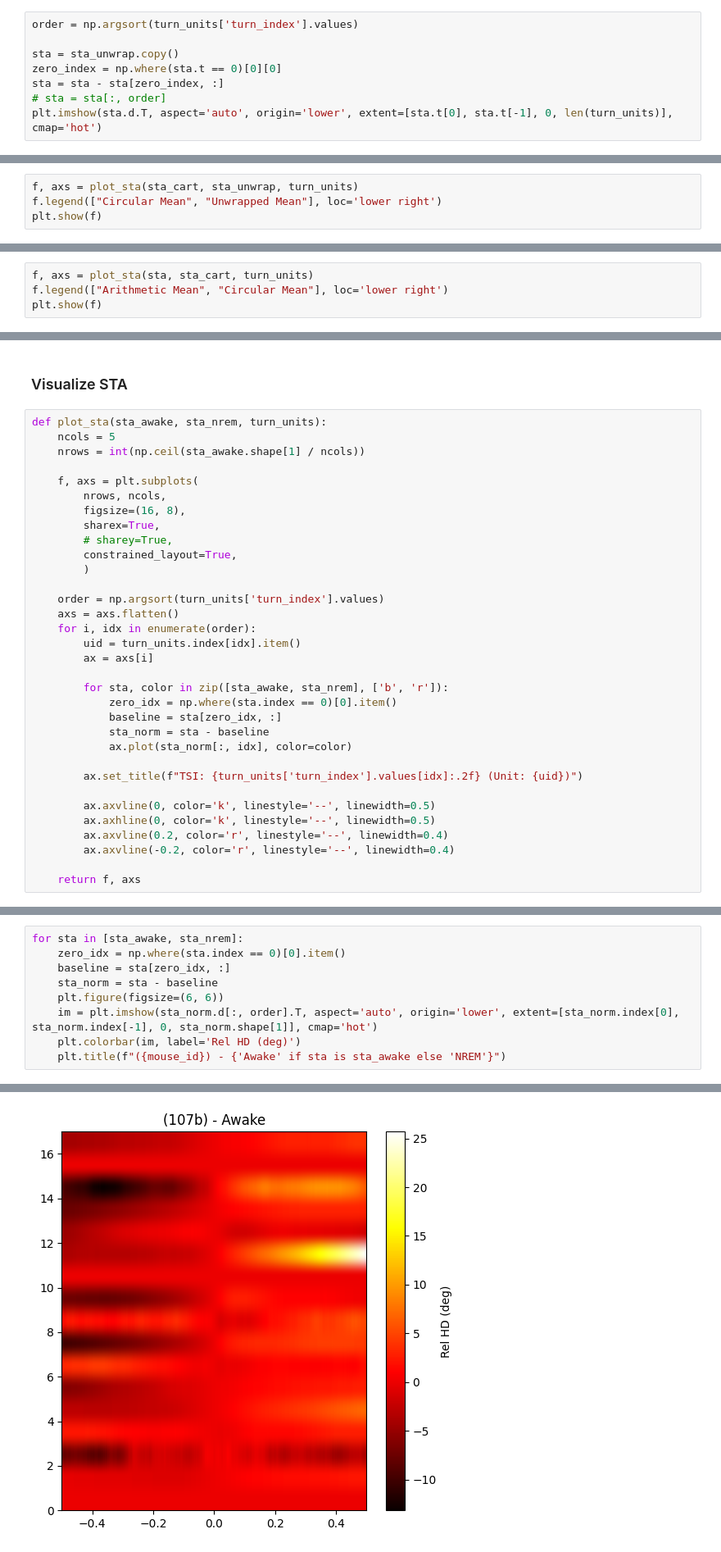
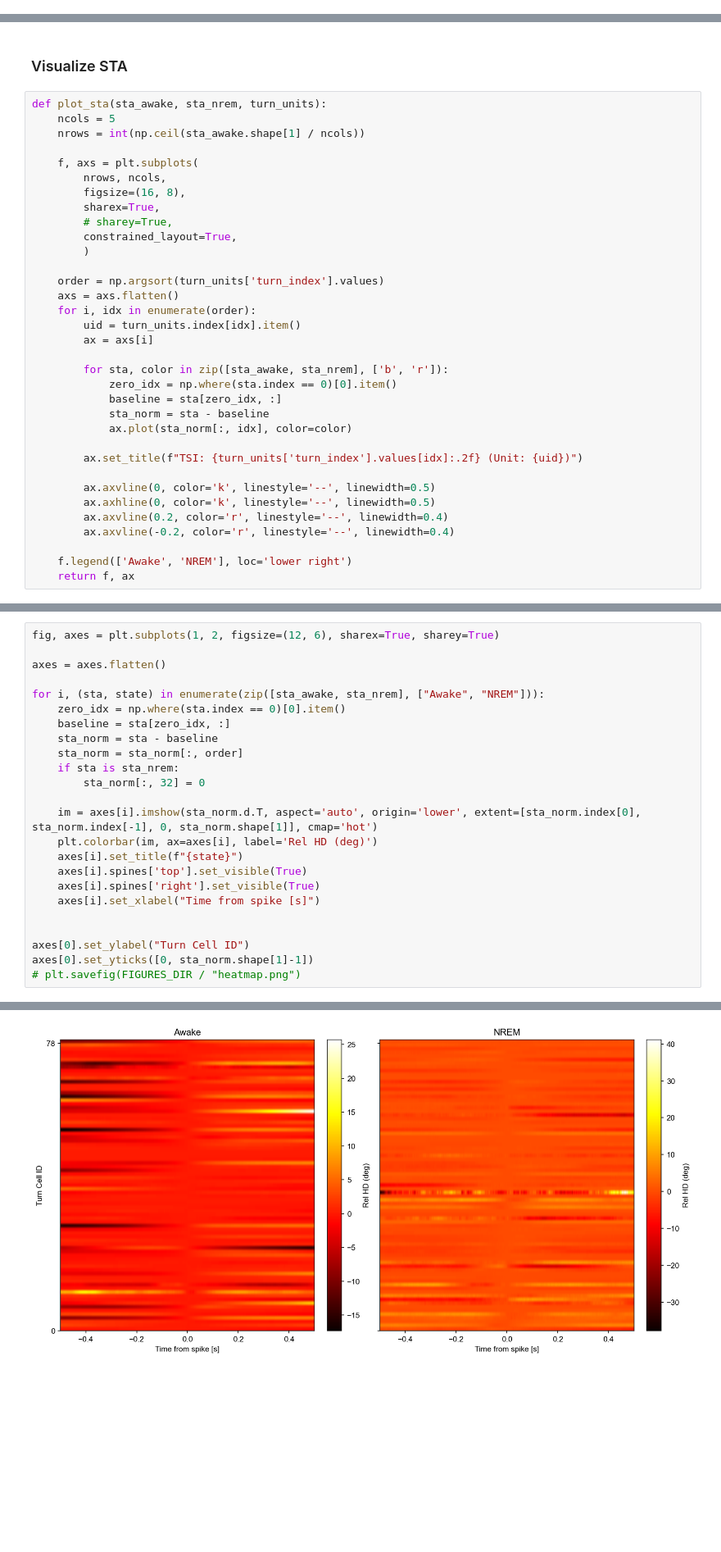
Before and after one commit to Senzai-Lab/nrem_analysis, a Jupyter notebook: notebooks/dual_recordings/sta.ipynb, the cells around one changed output, grey strips where cells are left out. Shown at 82% size. Saved outputs shown, nothing was run; the diff lists cells and outputs as text; blank space fills up the shorter version.

```diff
--- a/notebooks/dual_recordings/sta.ipynb
+++ b/notebooks/dual_recordings/sta.ipynb
@@ -40,8 +29,0 @@ array([ 1.6474016 ,  0.5486485 ,  0.10043396,  0.17031432, -0.18481174,
-# %%
-order = np.argsort(turn_units['turn_index'].values)
-
-sta = sta_unwrap.copy()
-zero_index = np.where(sta.t == 0)[0][0]
-sta = sta - sta[zero_index, :]
-# sta = sta[:, order]
-plt.imshow(sta.d.T, aspect='auto', origin='lower', extent=[sta.t[0], sta.t[-1], 0, len(turn_units)], cmap='hot')
@@ -51,4 +29,0 @@ plt.imshow(sta.d.T, aspect='auto', origin='lower', extent=[sta.t[0], sta.t[-1],
-# %%
-f, axs = plot_sta(sta_cart, sta_unwrap, turn_units)
-f.legend(["Circular Mean", "Unwrapped Mean"], loc='lower right')
-plt.show(f)
@@ -57,4 +29,0 @@ plt.show(f)
-# %%
-f, axs = plot_sta(sta, sta_cart, turn_units)
-f.legend(["Arithmetic Mean", "Circular Mean"], loc='lower right')
-plt.show(f)
@@ -94,6 +61,7 @@ def plot_sta(sta_awake, sta_nrem, turn_units):
         ax.axvline(0.2, color='r', linestyle='--', linewidth=0.4)
         ax.axvline(-0.2, color='r', linestyle='--', linewidth=0.4)
 
-    return f, axs
+    f.legend(['Awake', 'NREM'], loc='lower right')
+    return f, ax
 # %%
 save_dir = FIGURES_DIR
@@ -113,10 +153,25 @@ for mouse_id in subject_ids:
 # %%
-for sta in [sta_awake, sta_nrem]:
+fig, axes = plt.subplots(1, 2, figsize=(12, 6), sharex=True, sharey=True)
+
+axes = axes.flatten()
+
+for i, (sta, state) in enumerate(zip([sta_awake, sta_nrem], ["Awake", "NREM"])):
     zero_idx = np.where(sta.index == 0)[0].item()
     baseline = sta[zero_idx, :]
     sta_norm = sta - baseline
-    plt.figure(figsize=(6, 6))
-    im = plt.imshow(sta_norm.d[:, order].T, aspect='auto', origin='lower', extent=[sta_norm.index[0], sta_norm.index[-1], 0, sta_norm.shape[1]], cmap='hot')
-    plt.colorbar(im, label='Rel HD (deg)')
-    plt.title(f"({mouse_id}) - {'Awake' if sta is sta_awake else 'NREM'}")
+    sta_norm = sta_norm[:, order]
+    if sta is sta_nrem:
+        sta_norm[:, 32] = 0
+
+    im = axes[i].imshow(sta_norm.d.T, aspect='auto', origin='lower', extent=[sta_norm.index[0], sta_norm.index[-1], 0, sta_norm.shape[1]], cmap='hot')
+    plt.colorbar(im, ax=axes[i], label='Rel HD (deg)')
+    axes[i].set_title(f"{state}")
+    axes[i].spines['top'].set_visible(True)
+    axes[i].spines['right'].set_visible(True)
+    axes[i].set_xlabel("Time from spike [s]")
+
+
+axes[0].set_ylabel("Turn Cell ID")
+axes[0].set_yticks([0, sta_norm.shape[1]-1])
+# plt.savefig(FIGURES_DIR / "heatmap.png")
 # %% [output]
@@ -123 +180 @@ for sta in [sta_awake, sta_nrem]:
-[figure, old version]
+[figure, new version]
```
Also changed, not shown: parts of 18 cells of this notebook.
